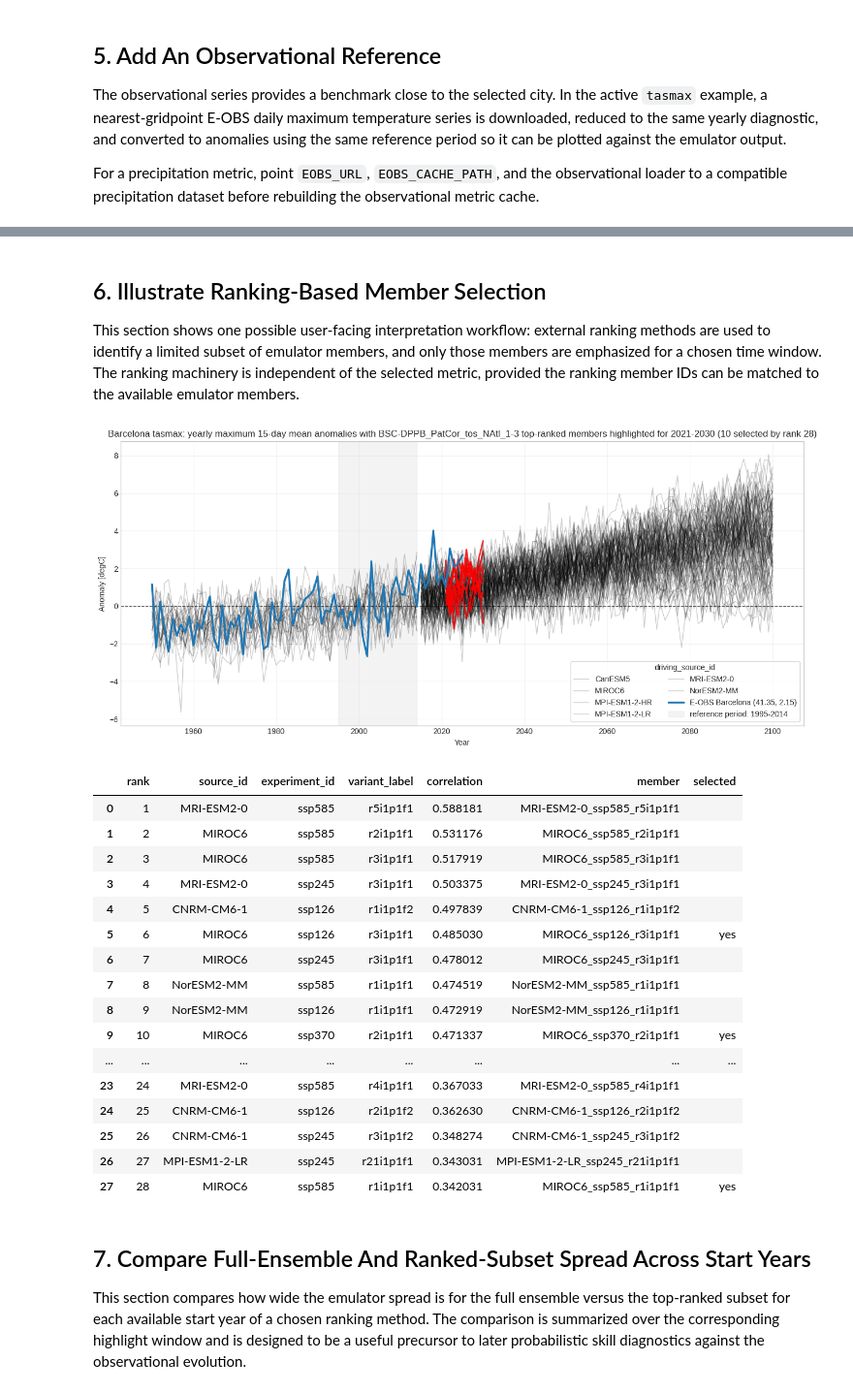
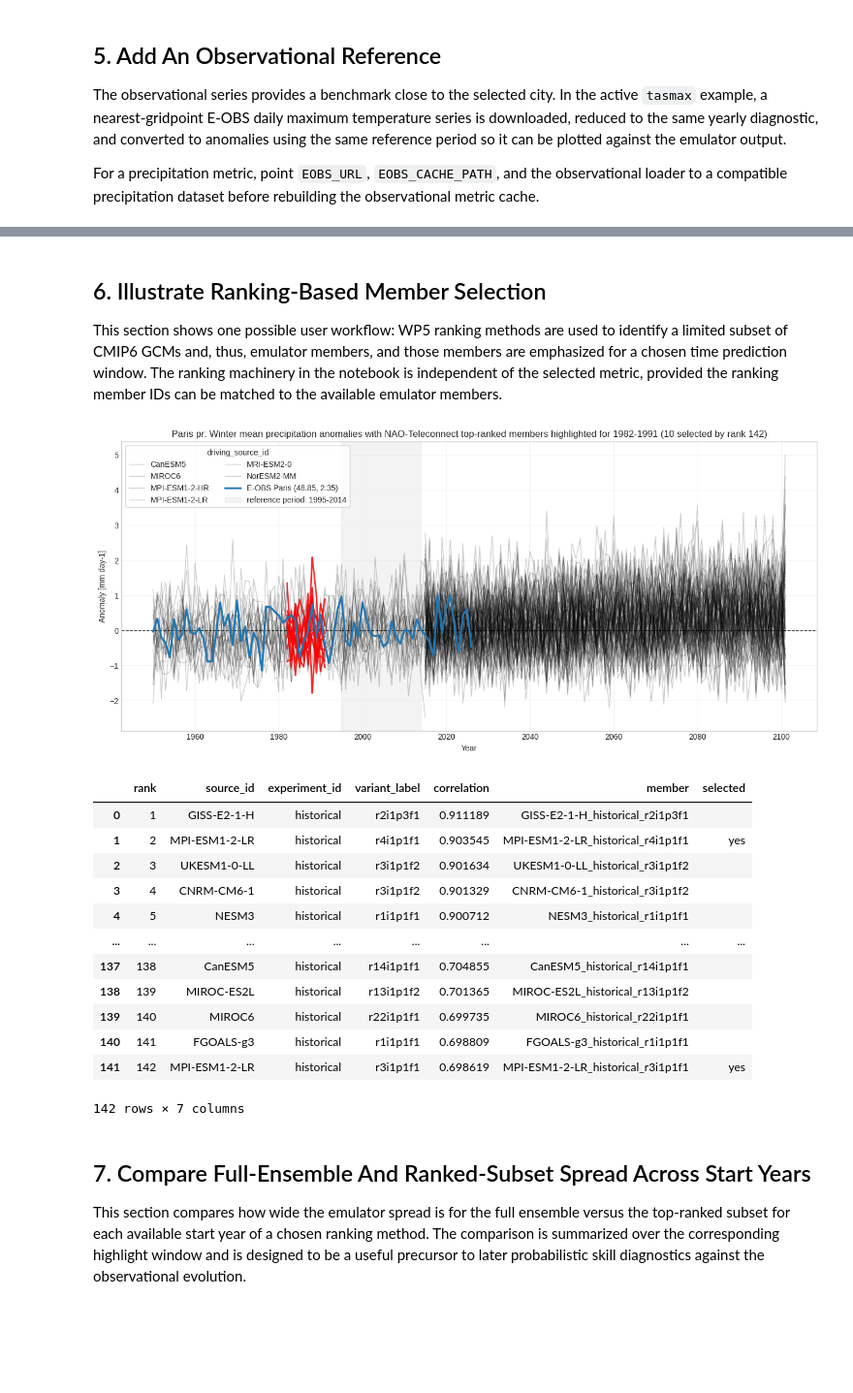
Before and after one commit to jesusff/T33-Emulator-hub, a Jupyter notebook: notebooks/city_level_emulator_analysis_blending.ipynb, the cells around one changed output, grey strips where cells are left out. Shown at 97% size. Cells and saved outputs as stored; diff of their text form; code cells hidden in the pictures; blank space fills up the shorter version.

```diff
--- a/notebooks/city_level_emulator_analysis_blending.ipynb
+++ b/notebooks/city_level_emulator_analysis_blending.ipynb
@@ -16,0 +17,13 @@ The active settings keep the current `tasmax` example. A commented precipitation
+# %%
+CITY = "Paris"
+#VARIABLE = "tasmax"; DIAGNOSTIC_ID = "annual_max_15day_mean"
+VARIABLE = "pr"; DIAGNOSTIC_ID = "winter_mean"
+#VARIABLE = "tasmin"; DIAGNOSTIC_ID = "tn20"
+
+REFERENCE_PERIOD = slice(1995, 2014)
+OPEN_CHUNKS = None
+FORCE_RECOMPUTE = False
+HIGHLIGHT_MEMBERS = [
+    "NorESM2-MM_historical_r1i1p1f1",
+    "NorESM2-MM_ssp370_r1i1p1f1",
+]
@@ -515,7 +530,7 @@ def select_ranked_members(ranking_members, available_members, highlight_count):
 
 This section either loads a previously computed cache or derives the selected yearly diagnostic from all available emulator members. Caching matters here because the underlying daily files are much larger than the final member-by-year summary used in the plots.
 # %%
-files = sorted(path for path in DATA_DIR.glob("*.nc") if not path.name.endswith("_fldmean.nc"))
+files = sorted(path for path in DATA_DIR.glob(f"{VARIABLE}_*.nc") if not path.name.endswith("_fldmean.nc"))
 print(f"Found {len(files)} emulator files in {DATA_DIR}")
 
 metric_cache = load_or_build_dataset(
@@ -678,10 +691,10 @@ eobs_reference.values.item()
 # %% [markdown]
 ## 6. Illustrate Ranking-Based Member Selection
 
-This section shows one possible user-facing interpretation workflow: external ranking methods are used to identify a limited subset of emulator members, and only those members are emphasized for a chosen time window. The ranking machinery is independent of the selected metric, provided the ranking member IDs can be matched to the available emulator members.
+This section shows one possible user workflow: WP5 ranking methods are used to identify a limited subset of CMIP6 GCMs and, thus, emulator members, and those members are emphasized for a chosen time prediction window. The ranking machinery in the notebook is independent of the selected metric, provided the ranking member IDs can be matched to the available emulator members.
 # %%
-RANKING_METHOD = "BSC-DPPB_PatCor_tos_NAtl_1-3"
-RANKING_START_YEAR = 2020
+RANKING_METHOD = "NAO-Teleconnect"
+RANKING_START_YEAR = 1981
 
 RANKING_REPOSITORY = "T52-Blending-information"
 RANKING_METHOD_SPECS = {
@@ -731,53 +744,49 @@ for member in ranked_members:
         segment.year.values,
         segment.values,
         color="red",
         alpha=0.8,
         linewidth=2.0,
         zorder=4,
     )
 
 ax.plot(
     eobs_anomaly.year.values,
     eobs_anomaly.values,
     color="#1f77b4",
     linewidth=2.5,
     label=f"E-OBS {eobs_metric.attrs['location_name']} ({eobs_metric.attrs['selected_lat']:.2f}, {eobs_metric.attrs['selected_lon']:.2f})",
     zorder=5,
 )
 
 format_time_series_axes(
     ax,
-    f"{DIAGNOSTIC_LABEL} anomalies with {RANKING_METHOD} top-ranked members highlighted for {RANKING_HIGHLIGHT_START_YEAR}-{highlight_window_end} {selection_summary}",
+    f"{CITY} {VARIABLE}: {metric.title} anomalies with {RANKING_METHOD} top-ranked members highlighted for {RANKING_HIGHLIGHT_START_YEAR}-{highlight_window_end} {selection_summary}",
     f"Anomaly [{metric.attrs.get('units', '')}]",
     reference_period=REFERENCE_PERIOD,
     show_zero_line=True,
 )
-save_figure(fig, f"03_{CITY_PREFIX}_{RANKING_METHOD}_{RANKING_START_YEAR}_ranked_members")
+save_figure(fig, f"03_{CITY}_{VARIABLE}_{DIAGNOSTIC_ID}_{RANKING_METHOD}_{RANKING_START_YEAR}_ranked_members")
 plt.show()
 
 ranking_preview = ranking.iloc[: len(selected_rows)].copy()
 ranking_preview.insert(0, "rank", range(1, len(ranking_preview) + 1))
 ranking_preview["selected"] = ["yes" if value else "" for value in selected_rows]
 ranking_preview
 # %% [output]
-[figure, old version]
+[figure, new version]
 |  | rank | source_id | experiment_id | variant_label | correlation | member | selected |
-| 0 | 1 | MRI-ESM2-0 | ssp585 | r5i1p1f1 | 0.588181 | MRI-ESM2-0_ssp585_r5i1p1f1 |  |
-| 1 | 2 | MIROC6 | ssp585 | r2i1p1f1 | 0.531176 | MIROC6_ssp585_r2i1p1f1 |  |
-| 2 | 3 | MIROC6 | ssp585 | r3i1p1f1 | 0.517919 | MIROC6_ssp585_r3i1p1f1 |  |
-| 3 | 4 | MRI-ESM2-0 | ssp245 | r3i1p1f1 | 0.503375 | MRI-ESM2-0_ssp245_r3i1p1f1 |  |
-| 4 | 5 | CNRM-CM6-1 | ssp126 | r1i1p1f2 | 0.497839 | CNRM-CM6-1_ssp126_r1i1p1f2 |  |
-| 5 | 6 | MIROC6 | ssp126 | r3i1p1f1 | 0.485030 | MIROC6_ssp126_r3i1p1f1 | yes |
-| 6 | 7 | MIROC6 | ssp245 | r3i1p1f1 | 0.478012 | MIROC6_ssp245_r3i1p1f1 |  |
-| 7 | 8 | NorESM2-MM | ssp585 | r1i1p1f1 | 0.474519 | NorESM2-MM_ssp585_r1i1p1f1 |  |
-| 8 | 9 | NorESM2-MM | ssp126 | r1i1p1f1 | 0.472919 | NorESM2-MM_ssp126_r1i1p1f1 |  |
-| 9 | 10 | MIROC6 | ssp370 | r2i1p1f1 | 0.471337 | MIROC6_ssp370_r2i1p1f1 | yes |
+| 0 | 1 | GISS-E2-1-H | historical | r2i1p3f1 | 0.911189 | GISS-E2-1-H_historical_r2i1p3f1 |  |
+| 1 | 2 | MPI-ESM1-2-LR | historical | r4i1p1f1 | 0.903545 | MPI-ESM1-2-LR_historical_r4i1p1f1 | yes |
+| 2 | 3 | UKESM1-0-LL | historical | r3i1p1f2 | 0.901634 | UKESM1-0-LL_historical_r3i1p1f2 |  |
+| 3 | 4 | CNRM-CM6-1 | historical | r3i1p1f2 | 0.901329 | CNRM-CM6-1_historical_r3i1p1f2 |  |
+| 4 | 5 | NESM3 | historical | r1i1p1f1 | 0.900712 | NESM3_historical_r1i1p1f1 |  |
 | ... | ... | ... | ... | ... | ... | ... | ... |
-| 23 | 24 | MRI-ESM2-0 | ssp585 | r4i1p1f1 | 0.367033 | MRI-ESM2-0_ssp585_r4i1p1f1 |  |
-| 24 | 25 | CNRM-CM6-1 | ssp126 | r2i1p1f2 | 0.362630 | CNRM-CM6-1_ssp126_r2i1p1f2 |  |
-| 25 | 26 | CNRM-CM6-1 | ssp245 | r3i1p1f2 | 0.348274 | CNRM-CM6-1_ssp245_r3i1p1f2 |  |
-| 26 | 27 | MPI-ESM1-2-LR | ssp245 | r21i1p1f1 | 0.343031 | MPI-ESM1-2-LR_ssp245_r21i1p1f1 |  |
-| 27 | 28 | MIROC6 | ssp585 | r1i1p1f1 | 0.342031 | MIROC6_ssp585_r1i1p1f1 | yes |
+| 137 | 138 | CanESM5 | historical | r14i1p1f1 | 0.704855 | CanESM5_historical_r14i1p1f1 |  |
+| 138 | 139 | MIROC-ES2L | historical | r13i1p1f2 | 0.701365 | MIROC-ES2L_historical_r13i1p1f2 |  |
+| 139 | 140 | MIROC6 | historical | r22i1p1f1 | 0.699735 | MIROC6_historical_r22i1p1f1 |  |
+| 140 | 141 | FGOALS-g3 | historical | r1i1p1f1 | 0.698809 | FGOALS-g3_historical_r1i1p1f1 |  |
+| 141 | 142 | MPI-ESM1-2-LR | historical | r3i1p1f1 | 0.698619 | MPI-ESM1-2-LR_historical_r3i1p1f1 | yes |
+142 rows × 7 columns
 # %% [markdown]
 ## 7. Compare Full-Ensemble And Ranked-Subset Spread Across Start Years
 
```
Also changed, not shown: parts of 15 cells of this notebook, 4 other files.
